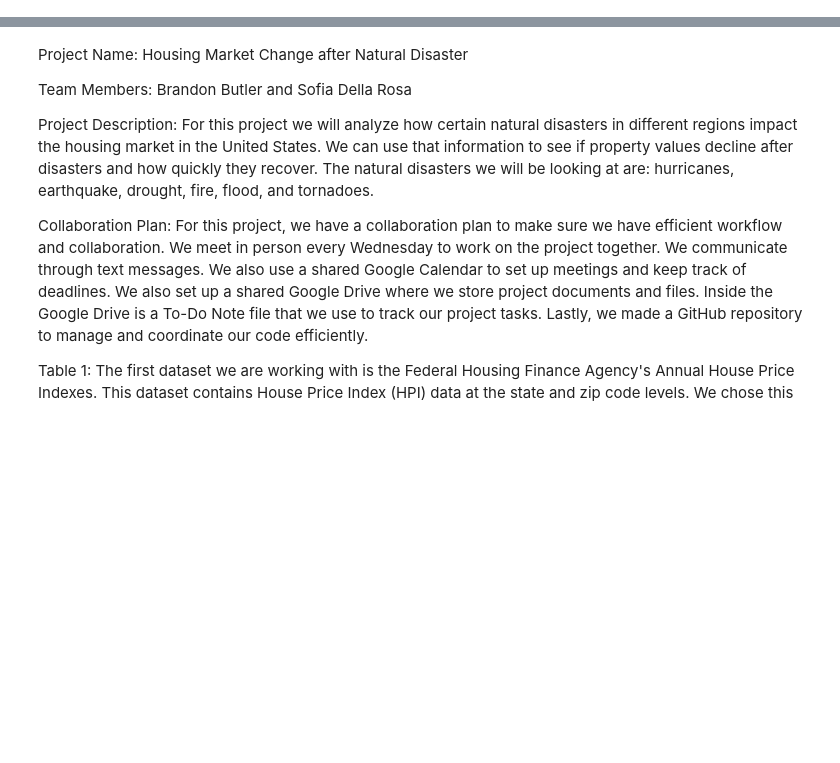
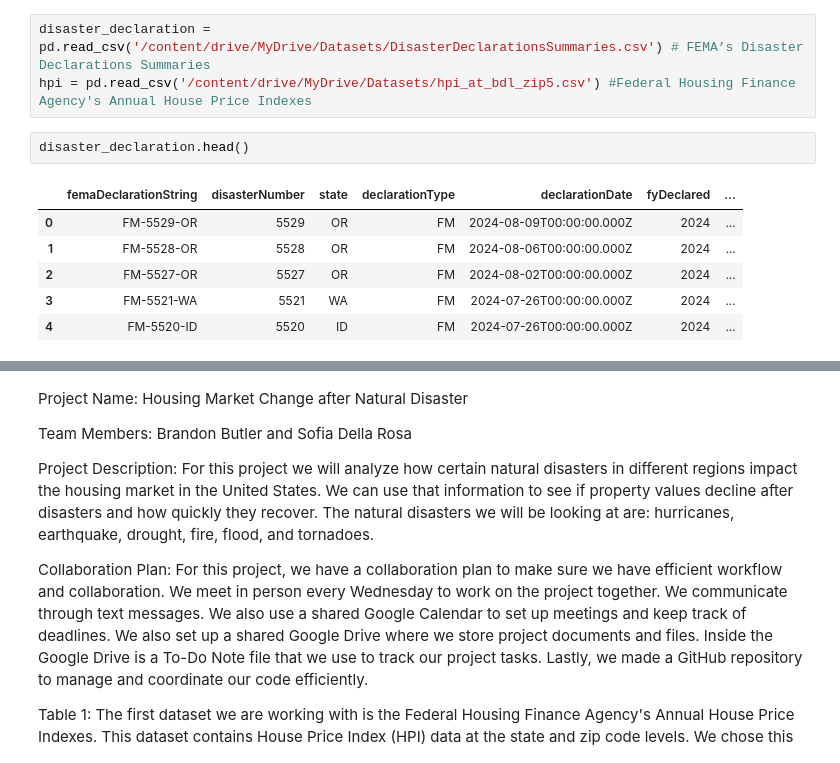
Before and after one commit to sofiadellarosa/FinalProjectDS, a Jupyter notebook: DSproject.ipynb, the cells around one changed output, grey strips where cells are left out. Saved outputs shown, nothing was run; the diff lists cells and outputs as text; blank space fills up the shorter version.

```diff
--- a/DSproject.ipynb
+++ b/DSproject.ipynb
@@ -7,0 +24,12 @@ Mounted at /content/drive
+# %%
+disaster_declaration = pd.read_csv('/content/drive/MyDrive/Datasets/DisasterDeclarationsSummaries.csv') # FEMA’s Disaster Declarations Summaries
+hpi = pd.read_csv('/content/drive/MyDrive/Datasets/hpi_at_bdl_zip5.csv') #Federal Housing Finance Agency's Annual House Price Indexes
+# %%
+disaster_declaration.head()
+# %% [output]
+|  | femaDeclarationString | disasterNumber | state | declarationType | declarationDate | fyDeclared | ... |
+| 0 | FM-5529-OR | 5529 | OR | FM | 2024-08-09T00:00:00.000Z | 2024 | ... |
+| 1 | FM-5528-OR | 5528 | OR | FM | 2024-08-06T00:00:00.000Z | 2024 | ... |
+| 2 | FM-5527-OR | 5527 | OR | FM | 2024-08-02T00:00:00.000Z | 2024 | ... |
+| 3 | FM-5521-WA | 5521 | WA | FM | 2024-07-26T00:00:00.000Z | 2024 | ... |
+| 4 | FM-5520-ID | 5520 | ID | FM | 2024-07-26T00:00:00.000Z | 2024 | ... |
```
Also changed, not shown: parts of 4 cells of this notebook.
